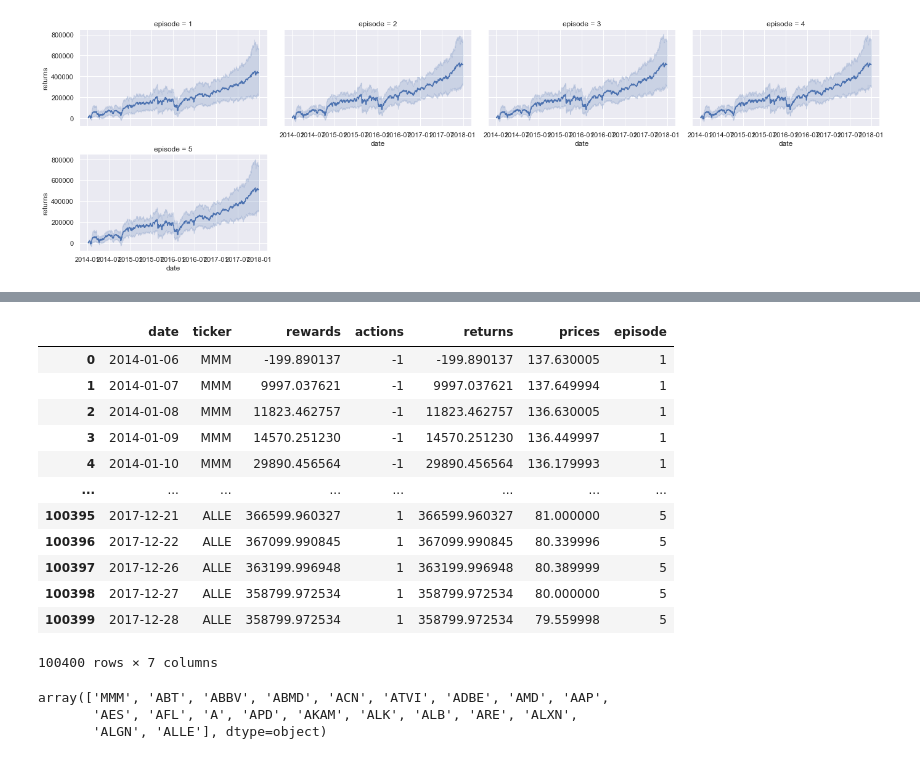
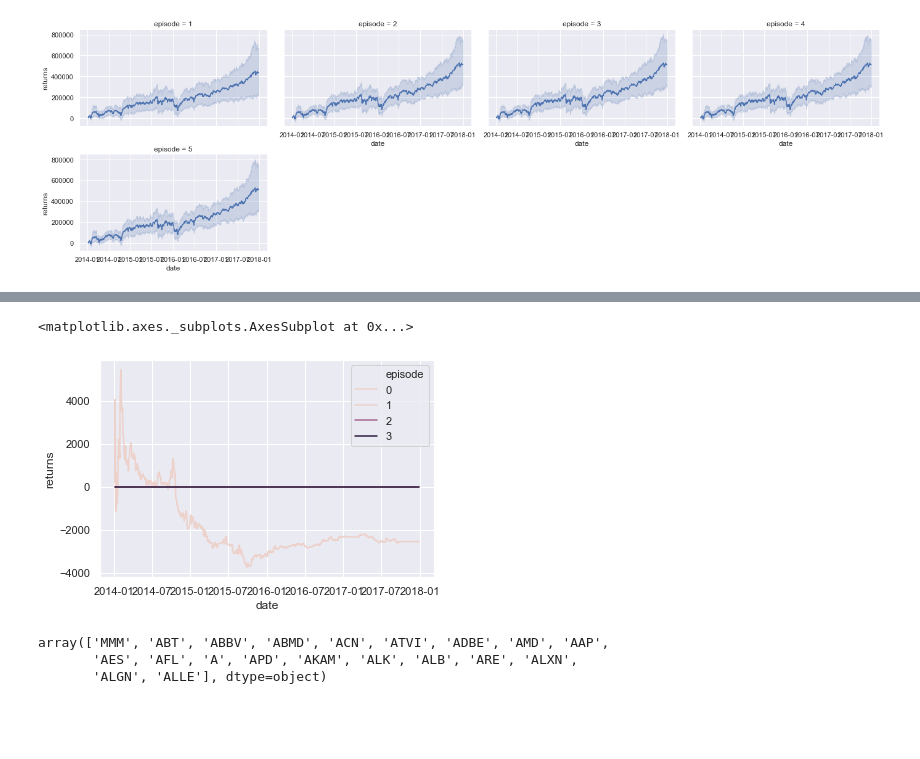
Before and after one commit to AaruranLog/rl-trading, a Jupyter notebook: model-based-agent.ipynb, the cells around one changed output, grey strips where cells are left out. Cells and saved outputs as stored; diff of their text form; code cells hidden in the pictures; blank space fills up the shorter version.

Commit message:
some more training

```diff
--- a/model-based-agent.ipynb
+++ b/model-based-agent.ipynb
@@ -444,11 +442,9 @@ class ModelBased_NoText_Agent(BaseAgent):
         self.steps_done = 0
         while True:
             state_tensor = FloatTensor([state])
-#             text_tensor = FloatTensor(texts).mean(dim=0, keepdim=True)
             position = self.Q.sample_from_softmax_policy(state_tensor)
             action = position + 1
             next_state, reward, done, _ = environment.step(position.item())
-
             self.memory.push(
                 (
                     state_tensor,
@@ -513,17 +509,18 @@ class ModelBased_NoText_Agent(BaseAgent):
         self.Q_opt.step()
 
 
-    def train(self, env_mode="train", num_tickers=20, episode_per_ticker=5):
+    def train(self, env_mode="train", num_tickers=5, episode_per_ticker=3):
         """
             Trains the agent for num_episodes episodes, looping over the approved
             list of tickers (filtered by num_tickers). This is a convenience function.
         """
         num_tickers = min(num_tickers, len(self.filtered_tickers))
         self.history = pd.DataFrame()
-        for i in tqdm(range(episode_per_ticker)):
-            for j in range(num_tickers):
-                ticker = self.filtered_tickers[j % num_tickers]
-                env = TradingEnv(ticker=ticker, mode=env_mode)
+
+        for j in range(num_tickers):
+            ticker = self.filtered_tickers[j % num_tickers]
+            env = TradingEnv(ticker=ticker, mode=env_mode)
+            for i in tqdm(range(episode_per_ticker)):
                 history = self.run_episode(env)
                 history["ticker"] = ticker
                 history["episode"] = i + 1
@@ -531,5 +528,5 @@ class ModelBased_NoText_Agent(BaseAgent):
         self.history = self.history.reset_index("Date", drop=True)
 # %%
 model_without_text = ModelBased_NoText_Agent()
-e_notext = TradingEnv()
-model_without_text.run_episode(e_notext)
+# e_notext = TradingEnv()
+# model_without_text.run_episode(e_notext)
@@ -551,22 +533,11 @@ model_without_text.run_episode(e_notext)
 # %%
 model_without_text.train()
-# %%
-h = model_without_text.history
-h
-# %% [output]
-|  | date | ticker | rewards | actions | returns | prices | episode |
-| 0 | 2014-01-06 | MMM | -199.890137 | -1 | -199.890137 | 137.630005 | 1 |
-| 1 | 2014-01-07 | MMM | 9997.037621 | -1 | 9997.037621 | 137.649994 | 1 |
-| 2 | 2014-01-08 | MMM | 11823.462757 | -1 | 11823.462757 | 136.630005 | 1 |
-| 3 | 2014-01-09 | MMM | 14570.251230 | -1 | 14570.251230 | 136.449997 | 1 |
-| 4 | 2014-01-10 | MMM | 29890.456564 | -1 | 29890.456564 | 136.179993 | 1 |
-| ... | ... | ... | ... | ... | ... | ... | ... |
-| 100395 | 2017-12-21 | ALLE | 366599.960327 | 1 | 366599.960327 | 81.000000 | 5 |
-| 100396 | 2017-12-22 | ALLE | 367099.990845 | 1 | 367099.990845 | 80.339996 | 5 |
-| 100397 | 2017-12-26 | ALLE | 363199.996948 | 1 | 363199.996948 | 80.389999 | 5 |
-| 100398 | 2017-12-27 | ALLE | 358799.972534 | 1 | 358799.972534 | 80.000000 | 5 |
-| 100399 | 2017-12-28 | ALLE | 358799.972534 | 1 | 358799.972534 | 79.559998 | 5 |
-100400 rows × 7 columns
+# %%
+h = model_without_text.history
+sns.lineplot('date', 'returns', data=h[h.ticker == 'MMM'], hue='episode')
+# %% [output]
+<matplotlib.axes._subplots.AxesSubplot at 0x...>
+[figure, added]
 # %%
 h.ticker.unique()
 # %% [output]
```
Also changed, not shown: parts of 2 cells of this notebook.
